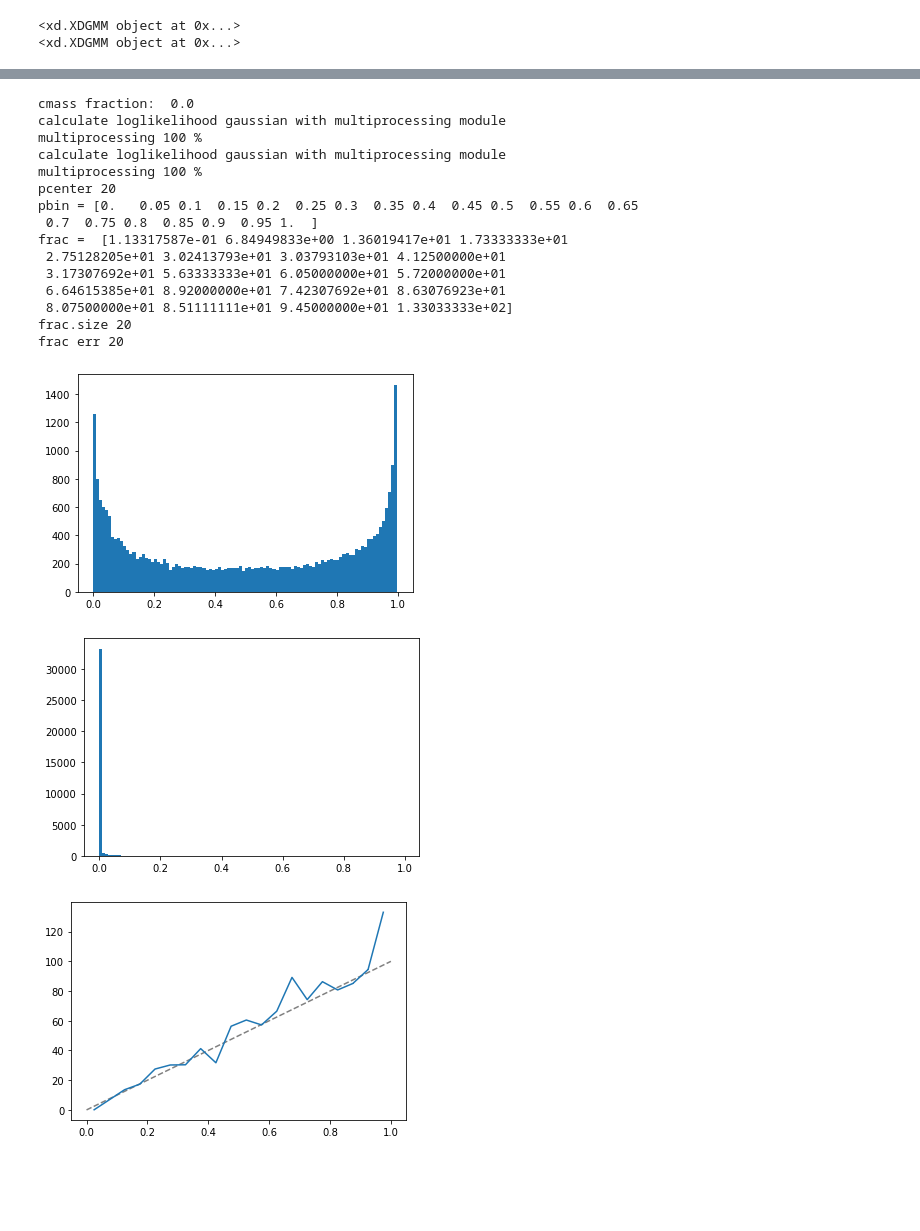
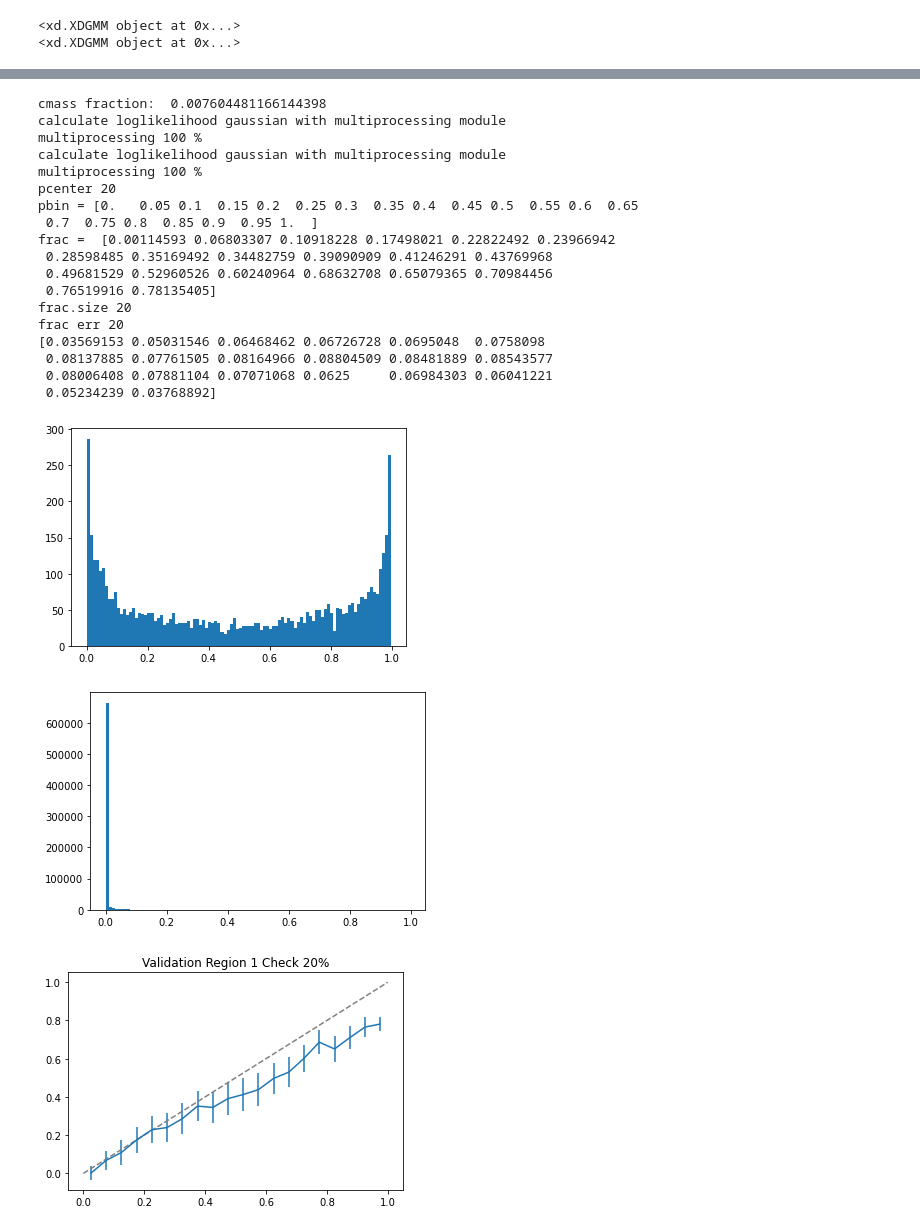
Before and after one commit to sujeong-lee/DMASS, a Jupyter notebook: code_py3/Cookie.ipynb, the cells around one changed output, grey strips where cells are left out. Drawn from its saved outputs; the diff is of its cells as text; code cells hidden in the pictures; blank space fills up the shorter version.

Commit message:
Y1 Training Validation Check

```diff
--- a/code_py3/Cookie.ipynb
+++ b/code_py3/Cookie.ipynb
@@ -180,7 +180,7 @@ gold_st82_train = gold_st82[mask]
 mask_cmass = (train_sample['RA']<330) & (train_sample['RA']<360)
 mask_cmass = mask_cmass & (train_sample['DEC']>-5) & (train_sample['DEC']<5)
 cmass_train1 = train_sample[mask_cmass]
-mg1, mg2, _ = esutil.htm.HTM(10).match(cmass_train1['RA'], cmass_train1['DEC'], gold_st82_train['RA'], \
+mg1, mg2, _ = esutil.htm.HTM(10).match(train_sample['RA'], train_sample['DEC'], gold_st82_train['RA'], \
                                          gold_st82_train['DEC'],2./3600, maxmatch=1)
 cmass_mask_train = np.zeros(gold_st82_train.size, dtype=bool)
 cmass_mask_train[mg2] = 1
@@ -188,7 +188,7 @@ clean_cmass_data_des_train, nocmass_train = gold_st82_train[cmass_mask_train], g
 
 clean_cmass_data_des = clean_cmass_data_des_train
 
-cmass_fraction = clean_cmass_data_des.size *1./gold_st82_train.size
+cmass_fraction = clean_cmass_data_des.size*1./gold_st82_train.size
 
 # Validation regions for DES:
 mask1 = (gold_st82['RA']<30)
@@ -207,7 +207,7 @@ gold_st82_v3 = gold_st82[mask3]
 mask1_cmass = (train_sample['RA']<30)
 mask1_cmass = mask1_cmass & (train_sample['DEC']>-10) & (train_sample['DEC']<10)
 cmass_v1 = train_sample[mask1_cmass]
-mg1, mg2, _ = esutil.htm.HTM(10).match(cmass_v1['RA'], cmass_v1['DEC'], gold_st82_v1['RA'], \
+mg1, mg2, _ = esutil.htm.HTM(10).match(train_sample['RA'], train_sample['DEC'], gold_st82_v1['RA'], \
                                          gold_st82_v1['DEC'],2./3600, maxmatch=1)
 cmass_mask1 = np.zeros(gold_st82_v1.size, dtype=bool)
 cmass_mask1[mg2] = 1
@@ -216,7 +216,7 @@ clean_cmass_data_des_v1, nocmass_v1 = gold_st82_v1[cmass_mask1], gold_st82_v1[~c
 mask2_cmass = (train_sample['RA']>15) & (train_sample['DEC']<41)
 mask2_cmass = mask2_cmass & (train_sample['DEC']>-10) & (train_sample['DEC']<10)
 cmass_v2 = train_sample[mask2_cmass]
-mg1, mg2, _ = esutil.htm.HTM(10).match(cmass_v2['RA'], cmass_v2['DEC'], gold_st82_v2['RA'], \
+mg1, mg2, _ = esutil.htm.HTM(10).match(train_sample['RA'], train_sample['DEC'], gold_st82_v2['RA'], \
                                          gold_st82_v2['DEC'],2./3600, maxmatch=1)
 cmass_mask2 = np.zeros(gold_st82_v2.size, dtype=bool)
 cmass_mask2[mg2] = 1
@@ -225,7 +225,7 @@ clean_cmass_data_des_v2, nocmass_v2 = gold_st82_v2[cmass_mask2], gold_st82_v2[~c
 mask3_cmass = (train_sample['RA']>24) & (train_sample['DEC']<45)|((train_sample['RA']<330)&(train_sample['RA']>300))
 mask3_cmass = mask3_cmass & (train_sample['DEC']>-10) & (train_sample['DEC']<10)
 cmass_v3 = train_sample[mask3_cmass]
-mg1, mg2, _ = esutil.htm.HTM(10).match(cmass_v3['RA'], cmass_v3['DEC'], gold_st82_v3['RA'], \
+mg1, mg2, _ = esutil.htm.HTM(10).match(train_sample['RA'], train_sample['DEC'], gold_st82_v3['RA'], \
                                          gold_st82_v3['DEC'],2./3600, maxmatch=1)
 cmass_mask3 = np.zeros(gold_st82_v3.size, dtype=bool)
 cmass_mask3[mg2] = 1
@@ -238,18 +242,37 @@ cmass_train = clean_cmass_data_des_train
 # %%
-#takes 1 percent of validation samples:
+#takes 20 percent of validation samples:
 print(gold_st82_v1.size)
-gold_v1_random_ind = np.random.choice(np.arange(gold_st82_v1.size), size = int(gold_st82_v1.size/100))
+gold_v1_random_ind = np.random.choice(np.arange(gold_st82_v1.size), size = int(gold_st82_v1.size/5))
 gold_v1_random = gold_st82_v1[gold_v1_random_ind]
 print(gold_v1_random.size)
 
 print(gold_st82_v2.size)
-gold_v2_random_ind = np.random.choice(np.arange(gold_st82_v2.size), size = int(gold_st82_v2.size/100))
+gold_v2_random_ind = np.random.choice(np.arange(gold_st82_v2.size), size = int(gold_st82_v2.size/5))
 gold_v2_random = gold_st82_v2[gold_v2_random_ind]
 print(gold_v2_random.size)
 
 print(gold_st82_v3.size)
-gold_v3_random_ind = np.random.choice(np.arange(gold_st82_v3.size), size = int(gold_st82_v3.size/100))
+gold_v3_random_ind = np.random.choice(np.arange(gold_st82_v3.size), size = int(gold_st82_v3.size/5))
 gold_v3_random = gold_st82_v3[gold_v3_random_ind]
 print(gold_v3_random.size)
+
+#match CMASS to random
+mg1, mg2, _ = esutil.htm.HTM(10).match(train_sample['RA'], train_sample['DEC'], gold_v1_random['RA'], \
+                                         gold_v1_random['DEC'],2./3600, maxmatch=1)
+cmass_mask1 = np.zeros(gold_v1_random.size, dtype=bool)
+cmass_mask1[mg2] = 1
+clean_cmass_data_des_v1, nocmass_v1 = gold_v1_random[cmass_mask1], gold_v1_random[~cmass_mask1]
+
+mg1, mg2, _ = esutil.htm.HTM(10).match(train_sample['RA'], train_sample['DEC'], gold_v2_random['RA'], \
+                                         gold_v2_random['DEC'],2./3600, maxmatch=1)
+cmass_mask1 = np.zeros(gold_v2_random.size, dtype=bool)
+cmass_mask2[mg2] = 1
+clean_cmass_data_des_v2, nocmass_v2 = gold_v2_random[cmass_mask1], gold_v2_random[~cmass_mask1]
+
+mg1, mg2, _ = esutil.htm.HTM(10).match(train_sample['RA'], train_sample['DEC'], gold_v3_random['RA'], \
+                                         gold_v3_random['DEC'],2./3600, maxmatch=1)
+cmass_mask1 = np.zeros(gold_v3_random.size, dtype=bool)
+cmass_mask1[mg2] = 1
+clean_cmass_data_des_v3, nocmass_v3 = gold_v3_random[cmass_mask1], gold_v3_random[~cmass_mask1]
 # %% [output]
 3508697
@@ -274,6 +368,8 @@ clean_dmass_prob1 = assignCMASSProb(clean_cmass_data_des_v1, clf_dmass, clf_nodm
 dmass_st82_real1 = clean_dmass_prob1 # actual CMASS galaxies in val set
 
 # all calculated DMASS for validation sets:
+
+#for-loop? larger data set
 dmass_st82_val1 = assignCMASSProb(gold_v1_random, clf_dmass, clf_nodmass,
                      cmass_fraction = 0.007604481166144398
 ,
@@ -285,40 +381,45 @@ print('pcenter',pcenter.size)
 N, _ = np.histogram(dmass_st82_real1['CMASS_PROB'], bins=pbin) # -- true cmass
 print('pbin =', pbin)
 M, _ = np.histogram(dmass_st82_val1['CMASS_PROB'], bins=pbin) # -- dmass
 
 fig, ax = plt.subplots()
 ax.hist( dmass_st82_real1['CMASS_PROB'], bins= 100)
 fig, ax = plt.subplots()
 ax.hist( dmass_st82_val1['CMASS_PROB'], bins= 100)
 
 #pbin, frac, fracerr = np.genfromtxt('../paper_figure/model_probability.txt', unpack=True)
 
 frac = N/M
 print('frac = ', frac)
 print('frac.size', frac.size)
 fracerr = 1/np.sqrt(N) #1 / sqrt(number of true cmass galaxies in each bin)
 print('frac err', fracerr.size)
 fig, ax = plt.subplots()
 ax.errorbar( pcenter, frac, yerr=fracerr)
-ax.plot([0,1], [0,100], ls='--', color='grey')
+plt.title('Validation Region 1 Check 20%')
+print(fracerr)
+ax.plot([0,1], [0,1], ls='--', color='grey')
 
 fig.savefig('test_histo.pdf')
 # %% [output]
-cmass fraction:  0.0
+cmass fraction:  0.007604481166144398
 calculate loglikelihood gaussian with multiprocessing module
 multiprocessing 100 %
 calculate loglikelihood gaussian with multiprocessing module
 multiprocessing 100 %
 pcenter 20
 pbin = [0.   0.05 0.1  0.15 0.2  0.25 0.3  0.35 0.4  0.45 0.5  0.55 0.6  0.65
  0.7  0.75 0.8  0.85 0.9  0.95 1.  ]
-frac =  [1.13317587e-01 6.84949833e+00 1.36019417e+01 1.73333333e+01
- 2.75128205e+01 3.02413793e+01 3.03793103e+01 4.12500000e+01
- 3.17307692e+01 5.63333333e+01 6.05000000e+01 5.72000000e+01
- 6.64615385e+01 8.92000000e+01 7.42307692e+01 8.63076923e+01
- 8.07500000e+01 8.51111111e+01 9.45000000e+01 1.33033333e+02]
+frac =  [0.00114593 0.06803307 0.10918228 0.17498021 0.22822492 0.23966942
+ 0.28598485 0.35169492 0.34482759 0.39090909 0.41246291 0.43769968
+ 0.49681529 0.52960526 0.60240964 0.68632708 0.65079365 0.70984456
+ 0.76519916 0.78135405]
 frac.size 20
 frac err 20
+[0.03569153 0.05031546 0.06468462 0.06726728 0.0695048  0.0758098
+ 0.08137885 0.07761505 0.08164966 0.08804509 0.08481889 0.08543577
+ 0.08006408 0.07881104 0.07071068 0.0625     0.06984303 0.06041221
+ 0.05234239 0.03768892]
-[figure, old version]
+[figure, new version]
-[figure, old version]
+[figure, new version]
-[figure, old version]
+[figure, new version]
```
Also changed, not shown: parts of 8 cells of this notebook, 5 other files.
